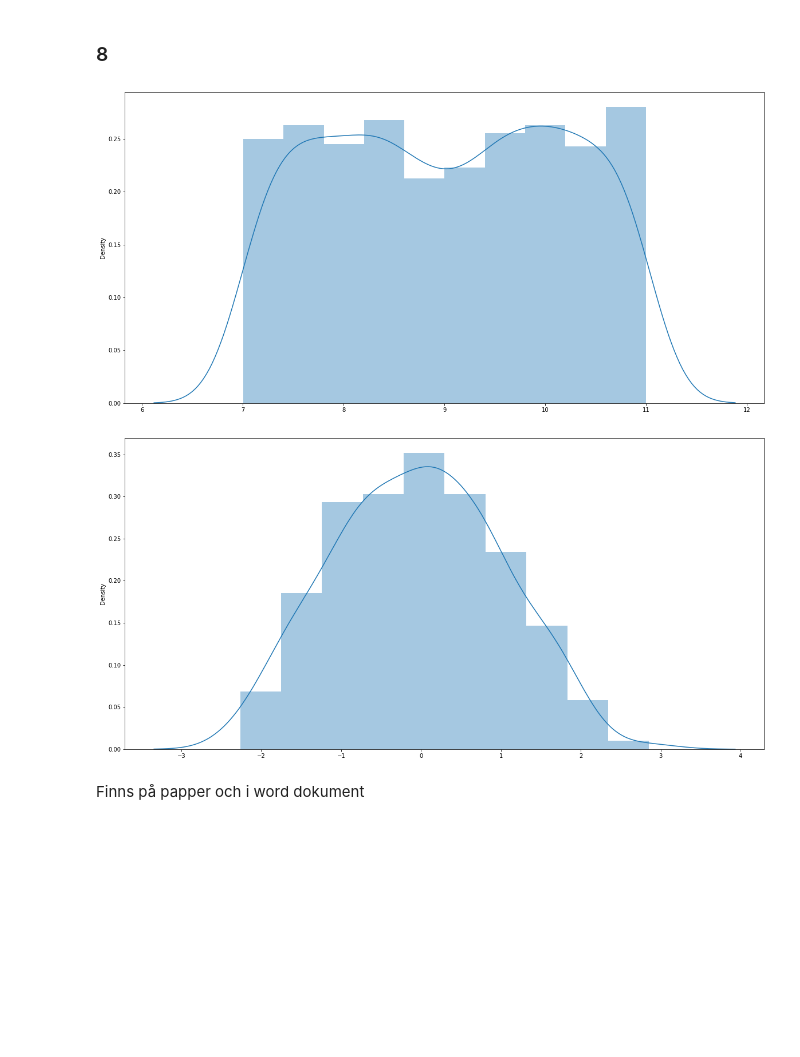
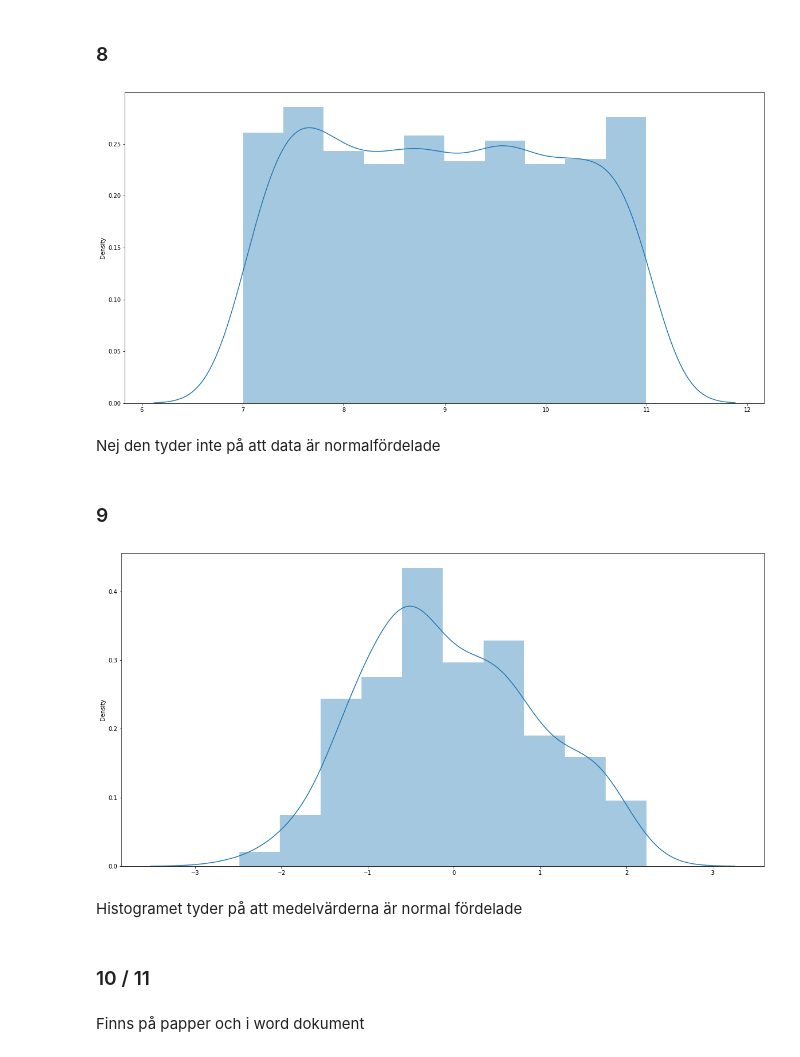
Before and after one commit to FabianAndersson17/statistiska-metoder, a Jupyter notebook: labb_statistiskametoder.ipynb, the cells around one changed output. Drawn from its saved outputs; the diff is of its cells as text; code cells hidden in the pictures; blank space fills up the shorter version.

```diff
--- a/labb_statistiskametoder.ipynb
+++ b/labb_statistiskametoder.ipynb
@@ -156,9 +156,10 @@ Styrkan av kastingen av nollhypotesen är 81.4%
 ### 8
 # %%
 stickTest_all = []
+sample_size = 5
 
 for _ in range(200):
-    stick_test = np.random.uniform(7, 11, 5)
+    stick_test = np.random.uniform(7, 11, sample_size)
     stickTest_all.append(stick_test)
 stickTest_all = np.concatenate(stickTest_all, axis=0)
 
@@ -166,21 +167,30 @@ plt.figure(figsize=(20,10))
 sns.distplot(stickTest_all)
 plt.show()
 # %% [output]
-[figure, old version]
+[figure, new version]
+# %% [markdown]
+Nej den tyder inte på att data är normalfördelade
+# %% [markdown]
+### 9
 # %%
 stickTest_all = []
+sample_size = 5
 
 for _ in range(200):
-    stick_test = np.random.uniform(7, 11, 5)
+    stick_test = np.random.uniform(7, 11, sample_size)
     x_bar = stick_test.mean()
-    stand_stick_test = np.sqrt(5) * (x_bar-9)/(2/np.sqrt(3))
+    stand_stick_test = np.sqrt(sample_size) * (x_bar-9)/(2/np.sqrt(3))
     stickTest_all.append(stand_stick_test)
 
 plt.figure(figsize=(20,10))
 sns.distplot(stickTest_all)
 plt.show()
 # %% [output]
-[figure, old version]
+[figure, new version]
+# %% [markdown]
+Histogramet tyder på att medelvärderna är normal fördelade
+# %% [markdown]
+### 10 / 11
 # %% [markdown]
 Finns på papper och i word dokument
 # %% [markdown]
```
Also changed, not shown: parts of 17 cells of this notebook.
